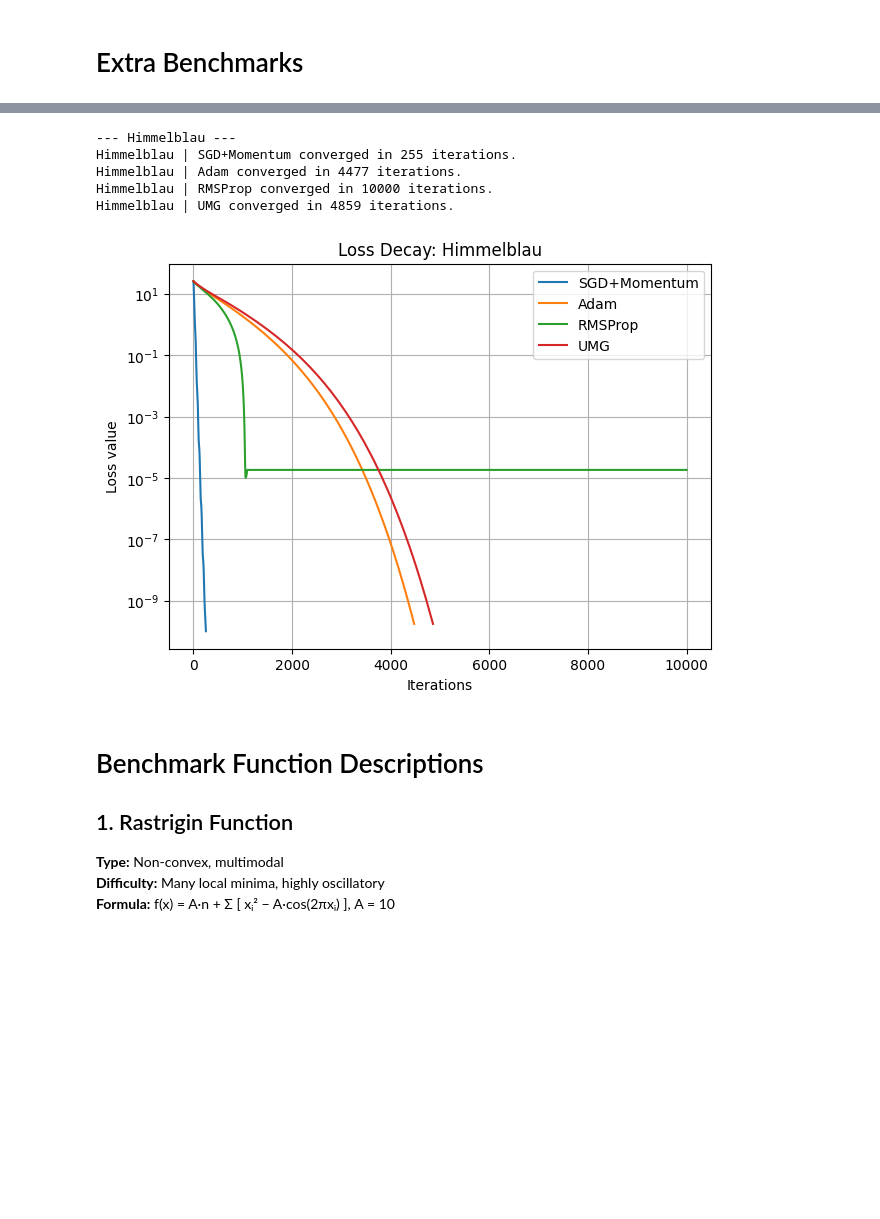
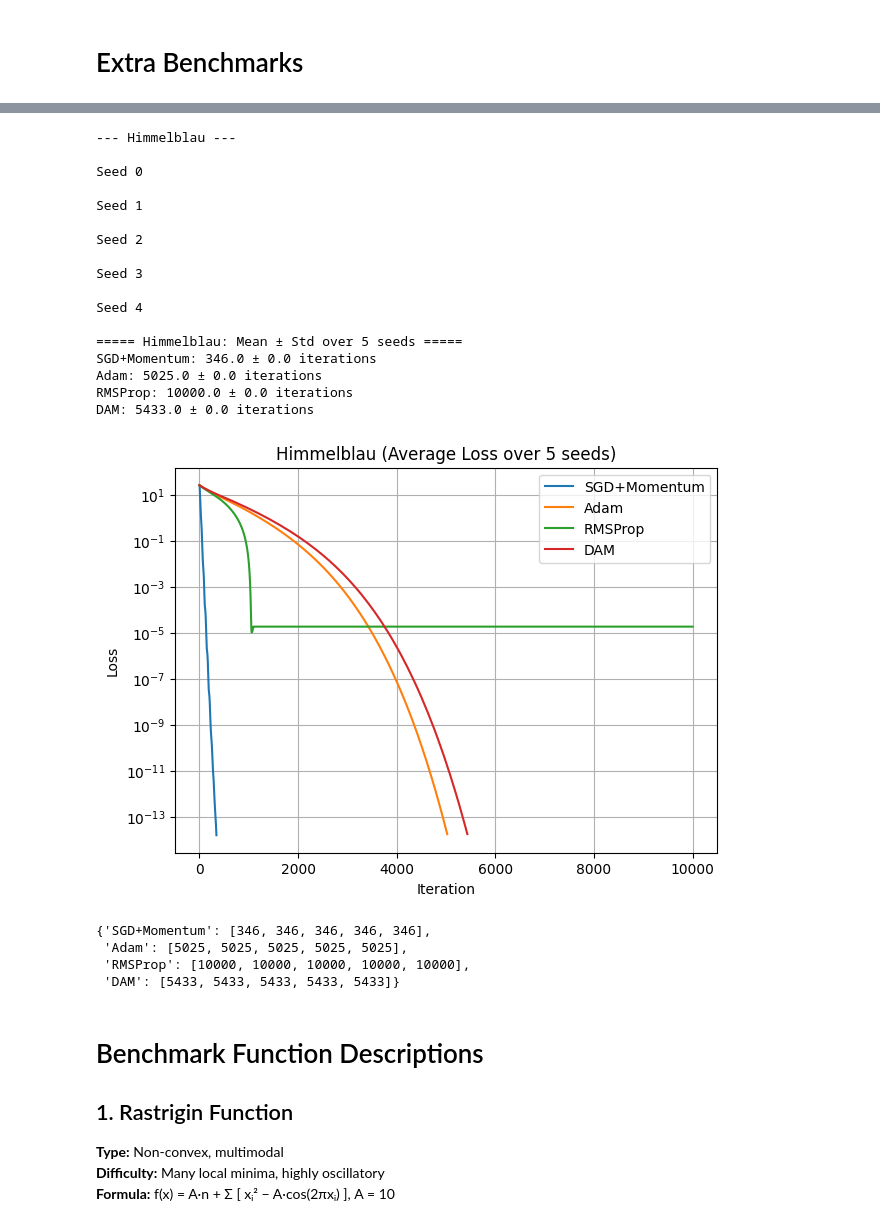
Before and after one commit to kalikaruto/custom-optimizer, a Jupyter notebook: benchmarks.ipynb, the cells around one changed output, grey strips where cells are left out. Drawn from its saved outputs; the diff is of its cells as text; code cells hidden in the pictures; blank space fills up the shorter version.

```diff
--- a/benchmarks.ipynb
+++ b/benchmarks.ipynb
@@ -352,27 +507,48 @@ Ackley | UMG converged in 1041 iterations.
 # %%
 
 # ============================================================
 # 7. Himmelblau
 # ============================================================
 print("\n--- Himmelblau ---")
 x0 = np.array([3.0, 3.0])
-
 optimizers = {
-    "SGD+Momentum": lambda f, g, x0=x0: sgd_momentum(f, g, x0, lr=0.001, tol=1e-4),
-    "Adam": lambda f, g, x0=x0: adam(f, g, x0, lr=0.001, tol=1e-4),
-    "RMSProp": lambda f, g, x0=x0: rmsprop(f, g, x0, lr=0.001, tol=1e-4),
-    "UMG": lambda f, g, x0=x0: umg(f, g, x0, lr=0.001, tol=1e-4)
+    "SGD+Momentum": lambda f, g, x0=x0: sgd_momentum(f, g, x0, lr=0.001, beta=0.9, tol=1e-6),
+    "Adam": lambda f, g, x0=x0: adam(f, g, x0, lr=0.001, beta1=0.9, beta2=0.999, tol=1e-6),
+    "RMSProp": lambda f, g, x0=x0: rmsprop(f, g, x0, lr=0.001, beta=0.9, tol=1e-6),
+    "DAM": lambda f, g, x0=x0: dam(f, g, x0, lr=0.001, beta1=0.9, beta2=0.999, tol=1e-6)
 }
-
-run_and_plot(himmelblau_f, himmelblau_grad,
-             x0, optimizers, tol=1e-4, f_name="Himmelblau")
+run_multiple_seeds(
+    himmelblau_f,
+    himmelblau_grad,
+    dim_or_x0=x0,         # fixed 2D start for all seeds
+    optimizers=optimizers,
+    tol=1e-4,
+    f_name="Himmelblau",
+    n_seeds=5
+)
 # %% [output]
 --- Himmelblau ---
-Himmelblau | SGD+Momentum converged in 255 iterations.
-Himmelblau | Adam converged in 4477 iterations.
-Himmelblau | RMSProp converged in 10000 iterations.
-Himmelblau | UMG converged in 4859 iterations.
+
+Seed 0
+
+Seed 1
+
+Seed 2
+
+Seed 3
+
+Seed 4
+
+===== Himmelblau: Mean ± Std over 5 seeds =====
+SGD+Momentum: 346.0 ± 0.0 iterations
+Adam: 5025.0 ± 0.0 iterations
+RMSProp: 10000.0 ± 0.0 iterations
+DAM: 5433.0 ± 0.0 iterations
-[figure, old version]
+[figure, new version]
+{'SGD+Momentum': [346, 346, 346, 346, 346],
+ 'Adam': [5025, 5025, 5025, 5025, 5025],
+ 'RMSProp': [10000, 10000, 10000, 10000, 10000],
+ 'DAM': [5433, 5433, 5433, 5433, 5433]}
 # %% [markdown]
 # Benchmark Function Descriptions
 
```
Also changed, not shown: parts of 6 cells of this notebook, 2 other files.
